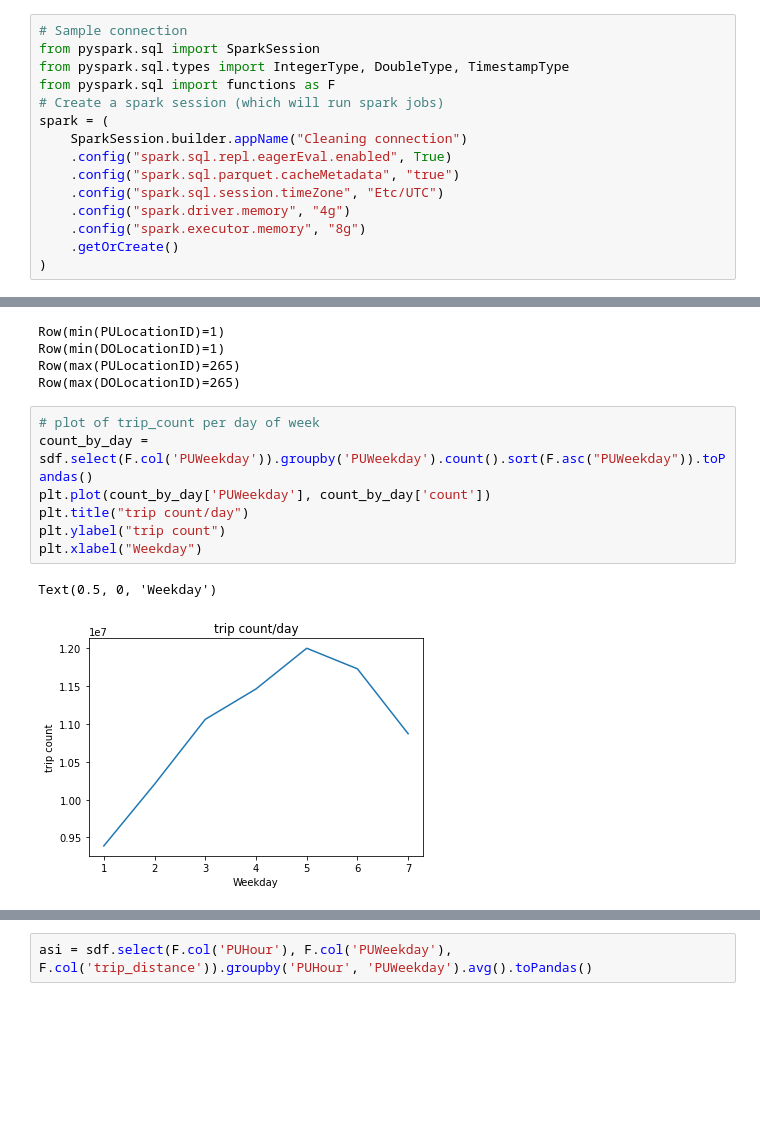
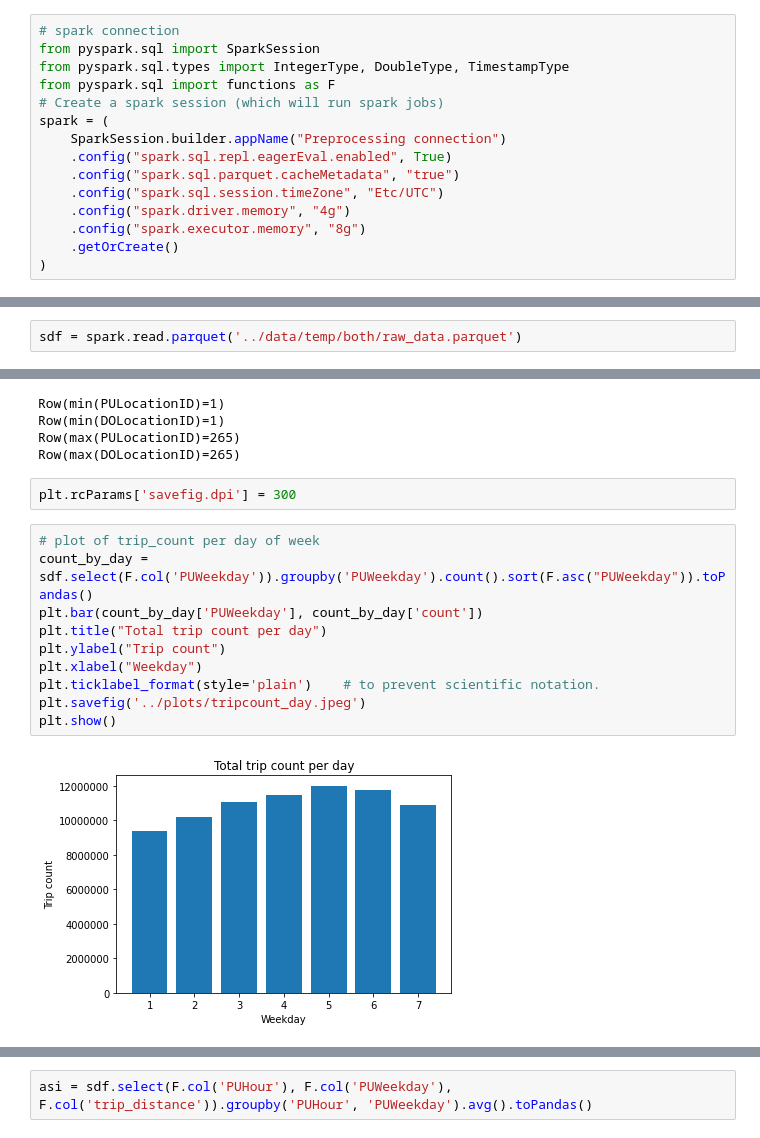
Before and after one commit to MAST30034-Applied-Data-Science/mast30034-project-1-ToomasRo, a Jupyter notebook: notebooks/cleaning.ipynb, the cells around one changed output, grey strips where cells are left out. Drawn from its saved outputs; the diff is of its cells as text; blank space fills up the shorter version.

Commit message:
cleaning completed, including fhv trips

```diff
--- a/notebooks/cleaning.ipynb
+++ b/notebooks/cleaning.ipynb
@@ -6,13 +6,13 @@ import os
 import matplotlib.pyplot as plt
 import seaborn as sns
 # %%
-# Sample connection
+# spark connection
 from pyspark.sql import SparkSession
 from pyspark.sql.types import IntegerType, DoubleType, TimestampType
 from pyspark.sql import functions as F
 # Create a spark session (which will run spark jobs)
 spark = (
-    SparkSession.builder.appName("Cleaning connection")
+    SparkSession.builder.appName("Preprocessing connection")
     .config("spark.sql.repl.eagerEval.enabled", True)
     .config("spark.sql.parquet.cacheMetadata", "true")
     .config("spark.sql.session.timeZone", "Etc/UTC")
@@ -345,3 +260,5 @@ sdf.write.mode('overwrite').parquet('../data/temp/both/raw_data.parquet')
+# %%
+sdf = spark.read.parquet('../data/temp/both/raw_data.parquet')
 # %%
 #sdf.select().summary()
 
@@ -370,16 +287,20 @@ Row(min(PULocationID)=1)
 Row(min(DOLocationID)=1)
 Row(max(PULocationID)=265)
 Row(max(DOLocationID)=265)
+# %%
+plt.rcParams['savefig.dpi'] = 300
 # %%
 # plot of trip_count per day of week
 count_by_day = sdf.select(F.col('PUWeekday')).groupby('PUWeekday').count().sort(F.asc("PUWeekday")).toPandas()
-plt.plot(count_by_day['PUWeekday'], count_by_day['count'])
-plt.title("trip count/day")
-plt.ylabel("trip count")
+plt.bar(count_by_day['PUWeekday'], count_by_day['count'])
+plt.title("Total trip count per day")
+plt.ylabel("Trip count")
 plt.xlabel("Weekday")
+plt.ticklabel_format(style='plain')    # to prevent scientific notation.
+plt.savefig('../plots/tripcount_day.jpeg')
+plt.show()
 # %% [output]
-Text(0.5, 0, 'Weekday')
-[figure, old version]
+[figure, new version]
 # %%
 # plot of trip_count per hour of day
 count_by_hour = sdf.select(F.col('PUHour')).groupby('PUHour').count().sort(F.asc("PUHour")).toPandas()
```
Also changed, not shown: parts of 70 cells of this notebook, 7 other files.
